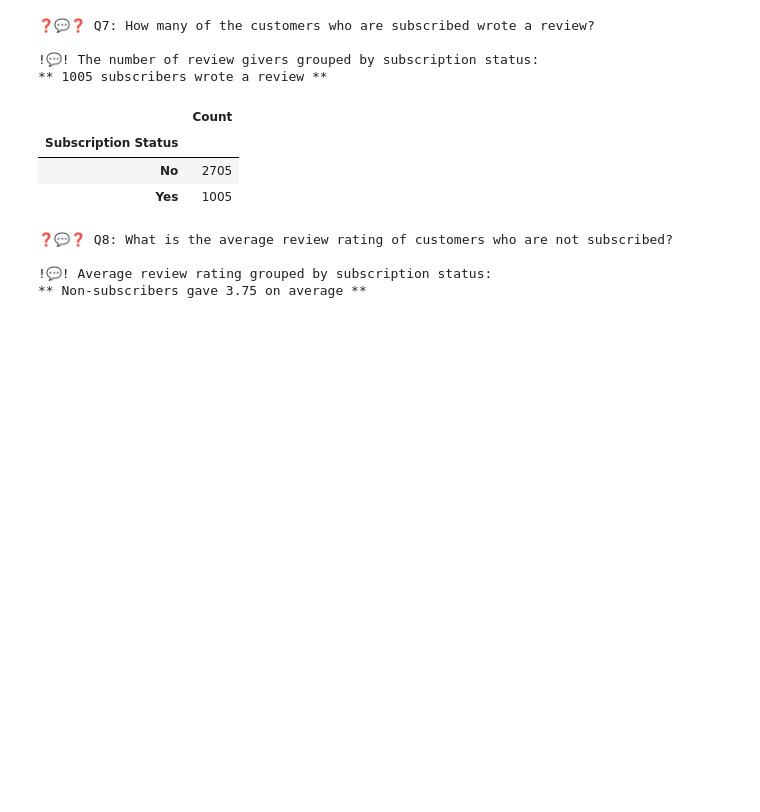
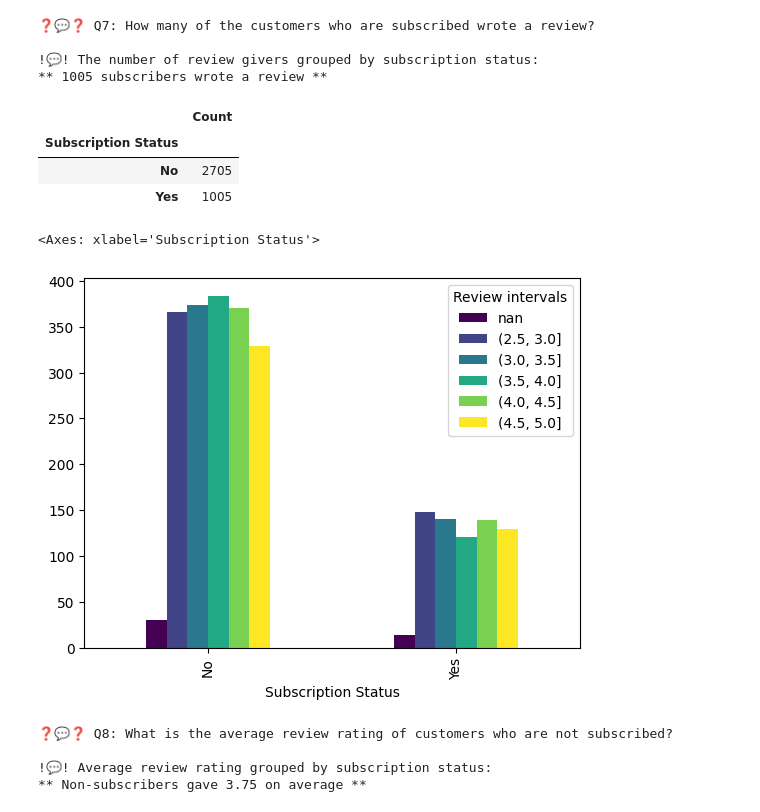
Before and after one commit to ss73/Programming-in-Python-Standard-and-External-Library-Packages-5KK048-53603, a Jupyter notebook: lab-4_1-pandas-and-pyplot.ipynb, the cells around one changed output. Saved outputs shown, nothing was run; the diff lists cells and outputs as text; code cells hidden in the pictures; blank space fills up the shorter version.

```diff
--- a/lab-4_1-pandas-and-pyplot.ipynb
+++ b/lab-4_1-pandas-and-pyplot.ipynb
@@ -203,6 +203,22 @@ pd.DataFrame(df2[df2['Review Rating'].notnull()][['Subscription Status', 'Review
 | Subscription Status |  |
 | No | 2705 |
 | Yes | 1005 |
+# %%
+df3 = (df[['Review Rating', 'Subscription Status']]).dropna(axis=0, subset=['Subscription Status'])
+bins = [2.5, 3, 3.5, 4, 4.5, 5]
+#bins = [2.5, 5]
+df3['Review intervals'] = pd.cut(df['Review Rating'], bins)
+df4 = pd.DataFrame(df3.groupby(['Subscription Status', 'Review intervals'], dropna=False, observed=False).size(), columns=['Count'])
+df4
+#pd.DataFrame(df2[['Review Rating', 'Subscription Status']].groupby(['Subscription Status', 'Review Rating'], dropna=False).size())
+#plot = df4.plot.pie(subplots=True)
+#plot = df4.plot.bar(stacked=False)
+df['Review intervals'] = pd.cut(df['Review Rating'], bins)
+#df3.groupby(['Subscription Status', 'Review intervals'], dropna=False, observed=False).size().unstack().plot(kind='pie', subplots=True, colormap='viridis')
+df3.groupby(['Subscription Status', 'Review intervals'], dropna=False, observed=False).size().unstack().plot(kind='bar', subplots=False, colormap='viridis')
+# %% [output]
+<Axes: xlabel='Subscription Status'>
+[figure, added]
 # %%
 print('❓💬❓ Q8: What is the average review rating of customers who are not subscribed?')
 print('\n!💬! Average review rating grouped by subscription status:')
```
Also changed, not shown: parts of 3 cells of this notebook.
